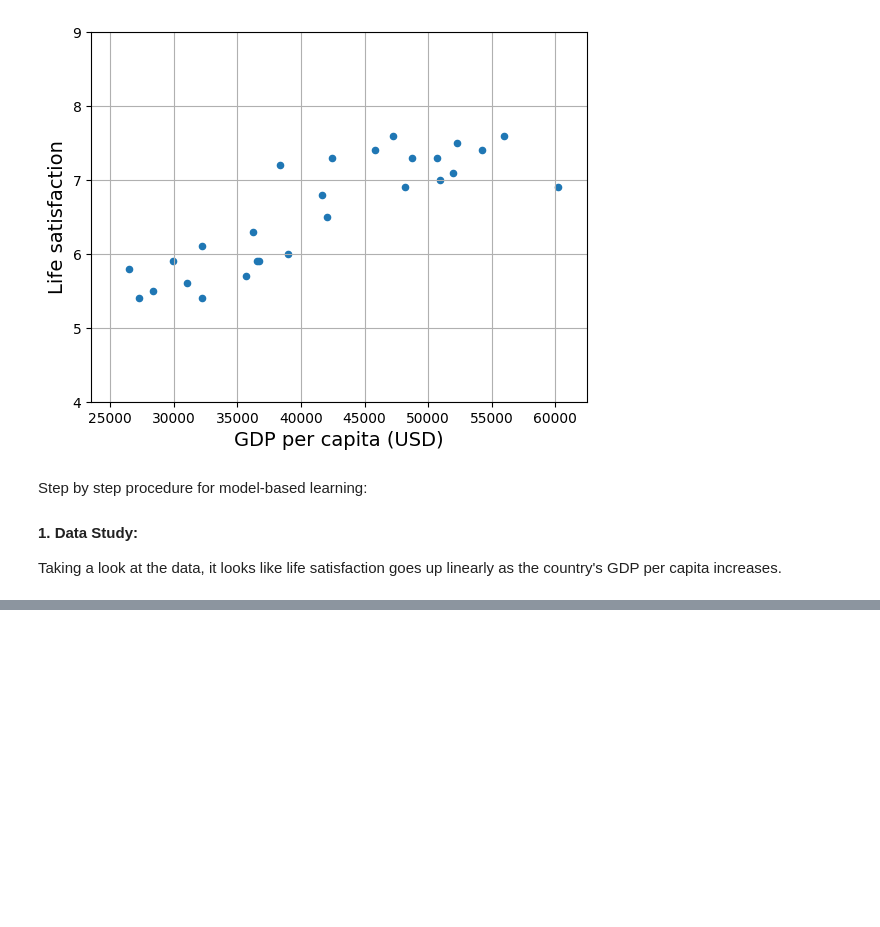
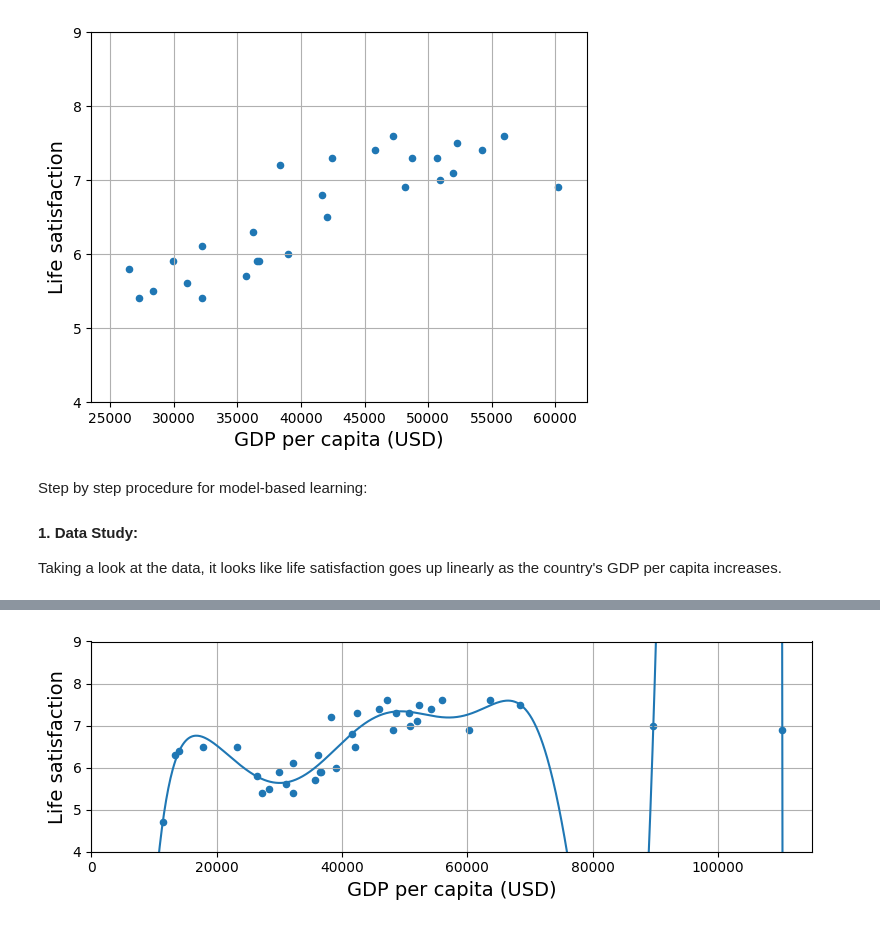
Before and after one commit to preimitz/HandsOnMachineLearning, a Jupyter notebook: notebooks/01_the_machine_learning_landscape.ipynb, the cells around one changed output, grey strips where cells are left out. Cells and saved outputs as stored; diff of their text form; code cells hidden in the pictures; blank space fills up the shorter version.

```diff
--- a/notebooks/01_the_machine_learning_landscape.ipynb
+++ b/notebooks/01_the_machine_learning_landscape.ipynb
@@ -215,0 +352,5 @@ print(model.predict(X_new)) # outputs [[6.30165767]]
+# %%
+oecd_bli = oecd_bli[oecd_bli["INEQUALITY"]=="TOT"]
+oecd_bli = oecd_bli.pivot(index="Country", columns="Indicator", values="Value")
+
+oecd_bli.head()
@@ -215,0 +366,7 @@ print(model.predict(X_new)) # outputs [[6.30165767]]
+# %%
+full_country_stats = pd.merge(left=oecd_bli, right=gdp_per_capita,
+                              left_index=True, right_index=True)
+full_country_stats.sort_values(by=gdppc_col, inplace=True)
+full_country_stats = full_country_stats[[gdppc_col, lifesat_col]]
+
+full_country_stats.head()
@@ -215,0 +486,25 @@ print(model.predict(X_new)) # outputs [[6.30165767]]
+# %%
+from sklearn import preprocessing
+from sklearn import pipeline
+
+full_country_stats.plot(kind='scatter', figsize=(8, 3),
+                        x=gdppc_col, y=lifesat_col, grid=True)
+
+poly = preprocessing.PolynomialFeatures(degree=10, include_bias=False)
+scaler = preprocessing.StandardScaler()
+lin_reg2 = LinearRegression()
+
+pipeline_reg = pipeline.Pipeline([
+    ('poly', poly),
+    ('scal', scaler),
+    ('lin', lin_reg2)])
+pipeline_reg.fit(Xfull, yfull)
+curve = pipeline_reg.predict(X[:, np.newaxis])
+plt.plot(X, curve)
+
+plt.axis([0, 115_000, 4, 9])
+
+save_fig('overfitting_model_plot')
+plt.show()
+# %% [output]
+[figure, added]
```
Also changed, not shown: parts of 23 cells of this notebook.
